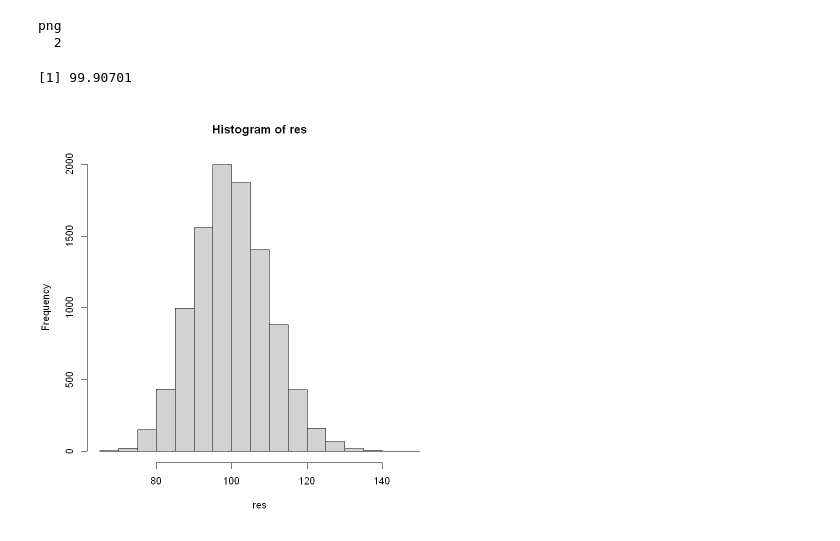
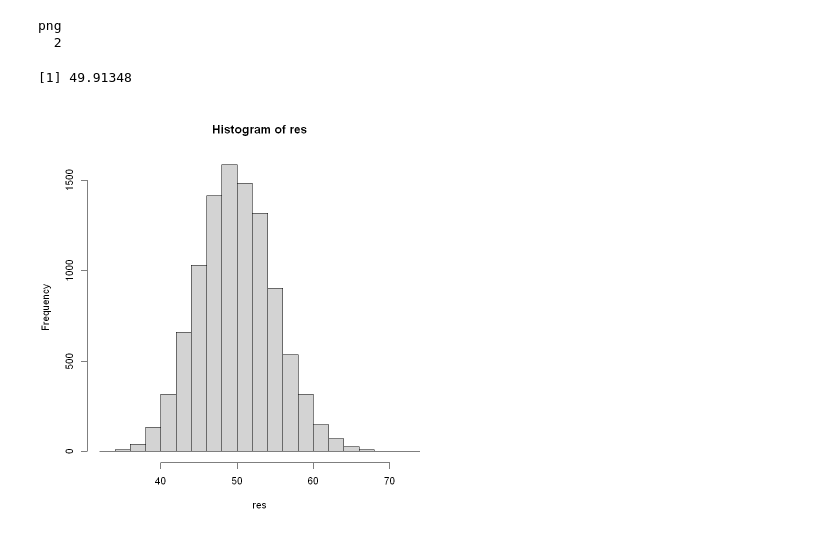
Before and after one commit to albertobenavides/probabilidad, a Jupyter notebook: tema4/tarea.ipynb, the cells around one changed output. Cells and saved outputs as stored; diff of their text form; code cells hidden in the pictures.

```diff
--- a/tema4/tarea.ipynb
+++ b/tema4/tarea.ipynb
@@ -149,16 +149,16 @@ png
 # %%
 N = 10000
 mu = 100
 res = c()
 for (n in 1:N){
-    suma = sum(rexp(mu))
+    suma = sum(rexp(mu, 2))
     res = c(res, suma)
 }
 hist(res)
 mean(res)
 # %% [output]
-[1] 99.90701
+[1] 49.91348
-[figure, old version]
+[figure, new version]
 # %%
 N = 10000
 mu = 100
```
Also changed, not shown: parts of 2 cells of this notebook, 5 other files.
